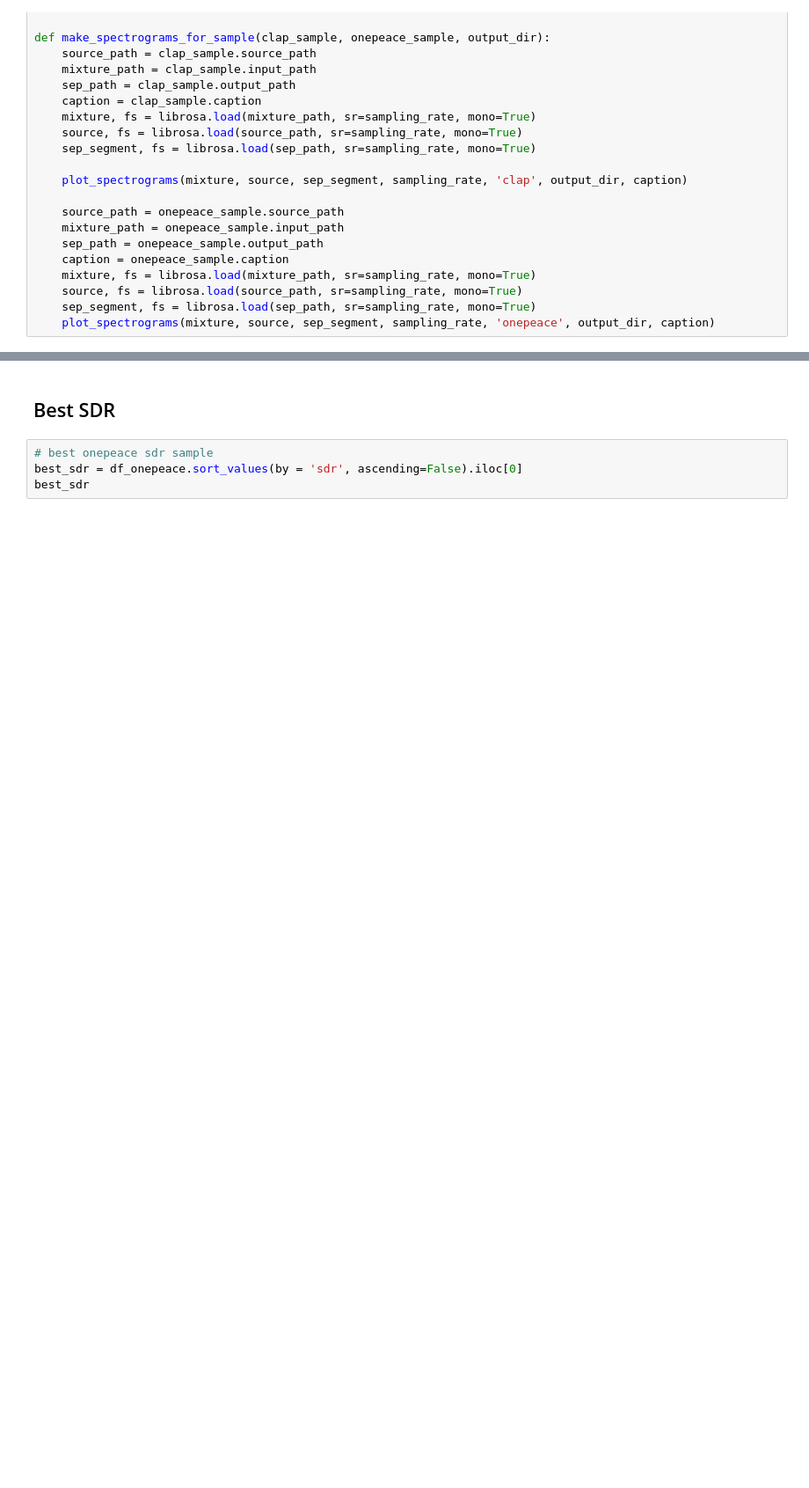
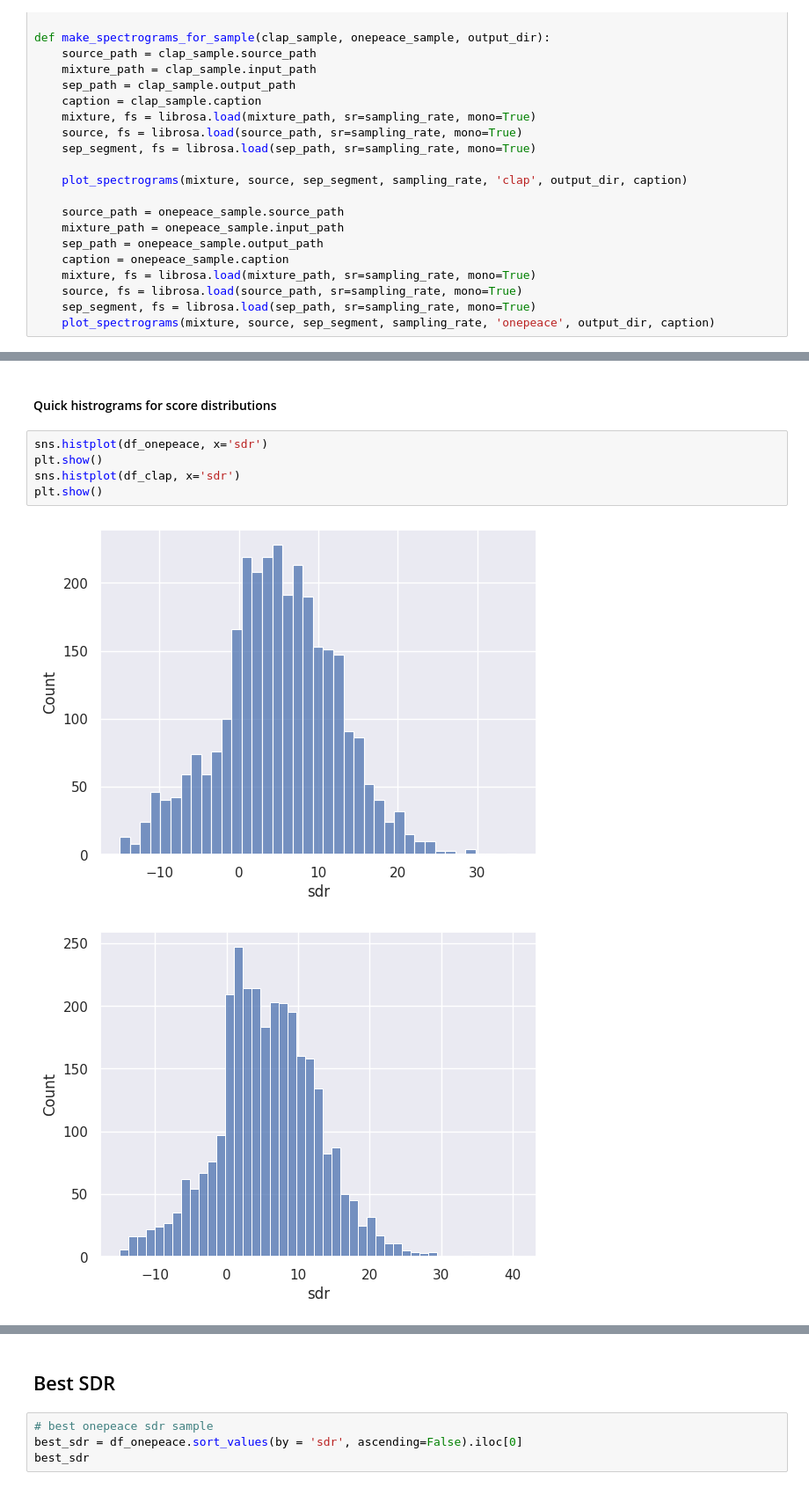
Before and after one commit to Vincent-La/lass-final-project, a Jupyter notebook: plot_validation_results.ipynb, the cells around one changed output, grey strips where cells are left out. Shown at 88% size. Saved outputs shown, nothing was run; the diff lists cells and outputs as text; blank space fills up the shorter version.

Commit message:
quick score histogram plots

```diff
--- a/plot_validation_results.ipynb
+++ b/plot_validation_results.ipynb
@@ -248,3 +248,13 @@ df_clap[:3]
 | 0 | Someone is playing a kind of musi... | lass_validation/692211_12333864-h... | lass_validation/701692_6014995-hq... | /fs/nexus-scratch/vla/lass_valida... | /fs/nexus-scratch/vla/lass_valida... | 0.081376 | 0.085678 | ... |
 | 1 | Someone is playing the musical in... | lass_validation/692211_12333864-h... | lass_validation/708399_14710576-h... | /fs/nexus-scratch/vla/lass_valida... | /fs/nexus-scratch/vla/lass_valida... | 0.201099 | 0.182382 | ... |
 | 2 | The musical instrument is produci... | lass_validation/692211_12333864-h... | lass_validation/708360_14781196-h... | /fs/nexus-scratch/vla/lass_valida... | /fs/nexus-scratch/vla/lass_valida... | 0.238575 | 0.220378 | ... |
+# %% [markdown]
+#### Quick histrograms for score distributions
+# %%
+sns.histplot(df_onepeace, x='sdr')
+plt.show()
+sns.histplot(df_clap, x='sdr')
+plt.show()
+# %% [output]
+[figure, added]
+[figure, added]
```
Also changed, not shown: parts of 4 cells of this notebook.
